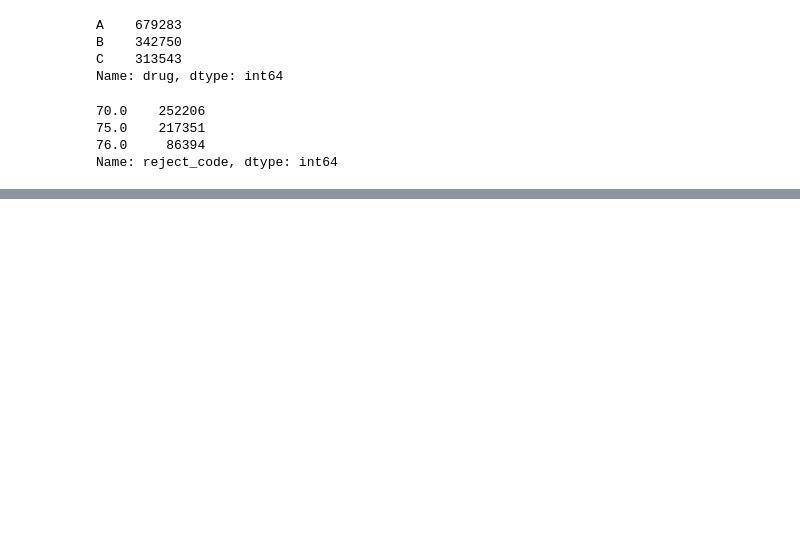
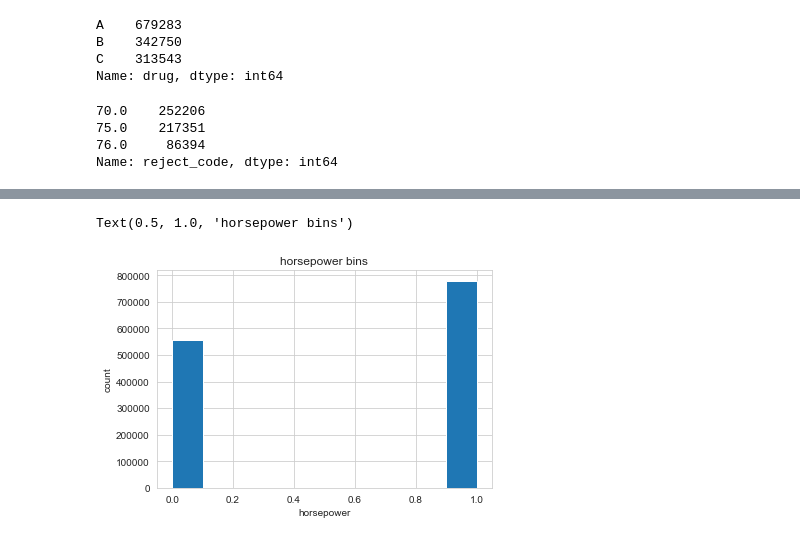
Before and after one commit to xushuo0/CoverMyMeds_Project, a Jupyter notebook: CoverMyMeds Notebook.ipynb, the cells around one changed output, grey strips where cells are left out. Cells and saved outputs as stored; diff of their text form; code cells hidden in the pictures; blank space fills up the shorter version.

```diff
--- a/CoverMyMeds Notebook.ipynb
+++ b/CoverMyMeds Notebook.ipynb
@@ -15,10 +15,10 @@ set_style("whitegrid")
 # %% [markdown]
 #### Import data
 # %%
-bridge = pd.read_csv('./CoverMyMeds_data/bridge.csv')
-dim_claims = pd.read_csv('./CoverMyMeds_data/dim_claims.csv')
-dim_date = pd.read_csv('./CoverMyMeds_data/dim_date.csv')
-dim_pa = pd.read_csv('./CoverMyMeds_data/dim_pa.csv')
+bridge = pd.read_csv('bridge.csv')
+dim_claims = pd.read_csv('dim_claims.csv')
+dim_date = pd.read_csv('dim_date.csv')
+dim_pa = pd.read_csv('dim_pa.csv')
 # %%
 bridge.head()
 # %% [output]
@@ -141,0 +152,12 @@ Name: reject_code, dtype: int64
+# %%
+%matplotlib inline
+import matplotlib as plt
+from matplotlib import pyplot
+plt.pyplot.hist(dim_claims["pharmacy_claim_approved"])
+# set x/y labels and plot title
+plt.pyplot.xlabel("horsepower")
+plt.pyplot.ylabel("count")
+plt.pyplot.title("horsepower bins")
+# %% [output]
+Text(0.5, 1.0, 'horsepower bins')
+[figure, added]
```
Also changed, not shown: parts of 21 cells of this notebook.
